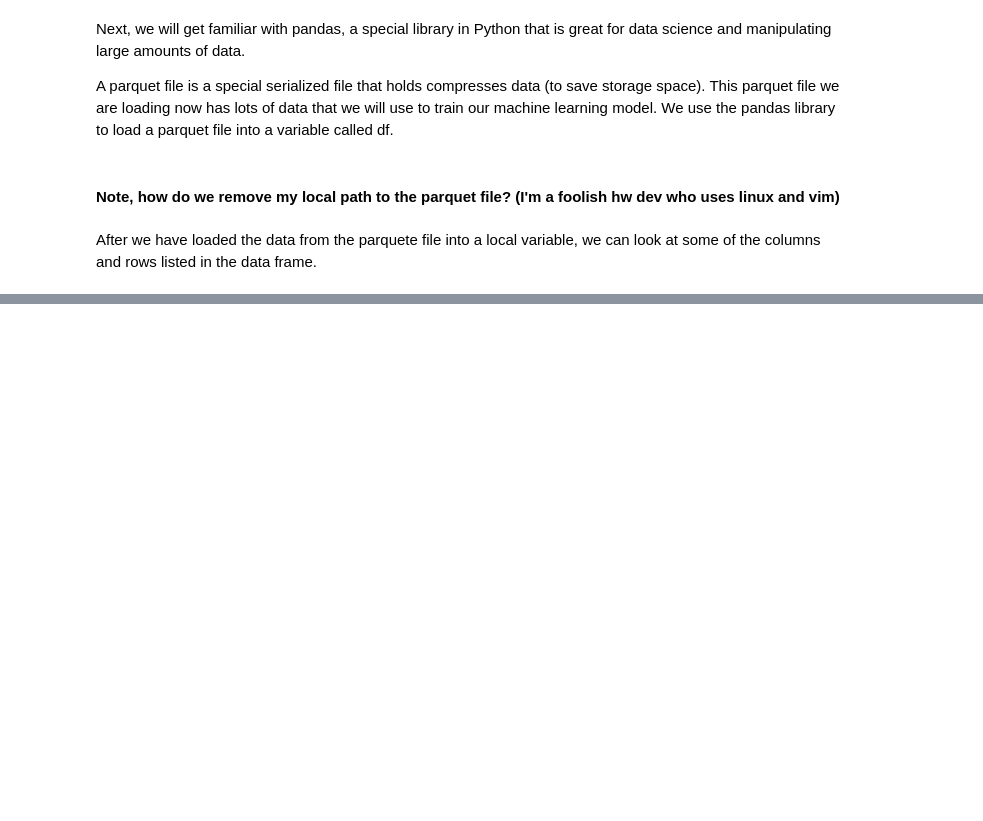
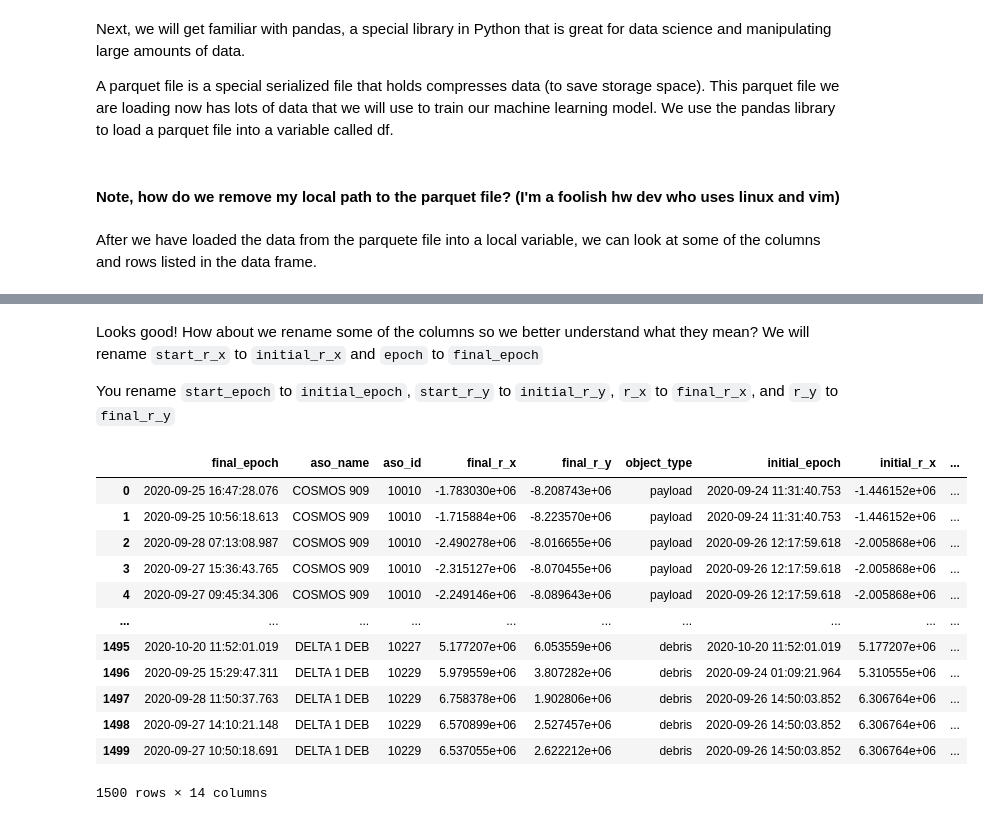
Before and after one commit to bydavid/ss-space_ml_activity, a Jupyter notebook: space_conjuncture_activity.ipynb, the cells around one changed output, grey strips where cells are left out. Drawn from its saved outputs; the diff is of its cells as text; code cells hidden in the pictures; blank space fills up the shorter version.

```diff
--- a/space_conjuncture_activity.ipynb
+++ b/space_conjuncture_activity.ipynb
@@ -34,0 +57,23 @@ df.head(10)
+# %% [markdown]
+Looks good! How about we rename some of the columns so we better understand what they mean?
+We will rename `start_r_x` to `initial_r_x` and `epoch` to `final_epoch`
+
+You rename `start_epoch`  to `initial_epoch`, `start_r_y` to `initial_r_y`,  `r_x` to `final_r_x`, and `r_y` to `final_r_y`
+# %%
+space_data = space_data.rename(columns={'start_r_x': 'initial_r_x', 'epoch': 'final_epoch'})
+space_data = space_data.rename(columns={'start_epoch': 'initial_epoch', 'start_r_y': 'initial_r_y', 'r_x': 'final_r_x', 'r_y': 'final_r_y'})
+space_data
+# %% [output]
+|  | final_epoch | aso_name | aso_id | final_r_x | final_r_y | object_type | initial_epoch | initial_r_x | ... |
+| 0 | 2020-09-25 16:47:28.076 | COSMOS 909 | 10010 | -1.783030e+06 | -8.208743e+06 | payload | 2020-09-24 11:31:40.753 | -1.446152e+06 | ... |
+| 1 | 2020-09-25 10:56:18.613 | COSMOS 909 | 10010 | -1.715884e+06 | -8.223570e+06 | payload | 2020-09-24 11:31:40.753 | -1.446152e+06 | ... |
+| 2 | 2020-09-28 07:13:08.987 | COSMOS 909 | 10010 | -2.490278e+06 | -8.016655e+06 | payload | 2020-09-26 12:17:59.618 | -2.005868e+06 | ... |
+| 3 | 2020-09-27 15:36:43.765 | COSMOS 909 | 10010 | -2.315127e+06 | -8.070455e+06 | payload | 2020-09-26 12:17:59.618 | -2.005868e+06 | ... |
+| 4 | 2020-09-27 09:45:34.306 | COSMOS 909 | 10010 | -2.249146e+06 | -8.089643e+06 | payload | 2020-09-26 12:17:59.618 | -2.005868e+06 | ... |
+| ... | ... | ... | ... | ... | ... | ... | ... | ... | ... |
+| 1495 | 2020-10-20 11:52:01.019 | DELTA 1 DEB | 10227 | 5.177207e+06 | 6.053559e+06 | debris | 2020-10-20 11:52:01.019 | 5.177207e+06 | ... |
+| 1496 | 2020-09-25 15:29:47.311 | DELTA 1 DEB | 10229 | 5.979559e+06 | 3.807282e+06 | debris | 2020-09-24 01:09:21.964 | 5.310555e+06 | ... |
+| 1497 | 2020-09-28 11:50:37.763 | DELTA 1 DEB | 10229 | 6.758378e+06 | 1.902806e+06 | debris | 2020-09-26 14:50:03.852 | 6.306764e+06 | ... |
+| 1498 | 2020-09-27 14:10:21.148 | DELTA 1 DEB | 10229 | 6.570899e+06 | 2.527457e+06 | debris | 2020-09-26 14:50:03.852 | 6.306764e+06 | ... |
+| 1499 | 2020-09-27 10:50:18.691 | DELTA 1 DEB | 10229 | 6.537055e+06 | 2.622212e+06 | debris | 2020-09-26 14:50:03.852 | 6.306764e+06 | ... |
+1500 rows × 14 columns
```
Also changed, not shown: parts of 20 cells of this notebook.
